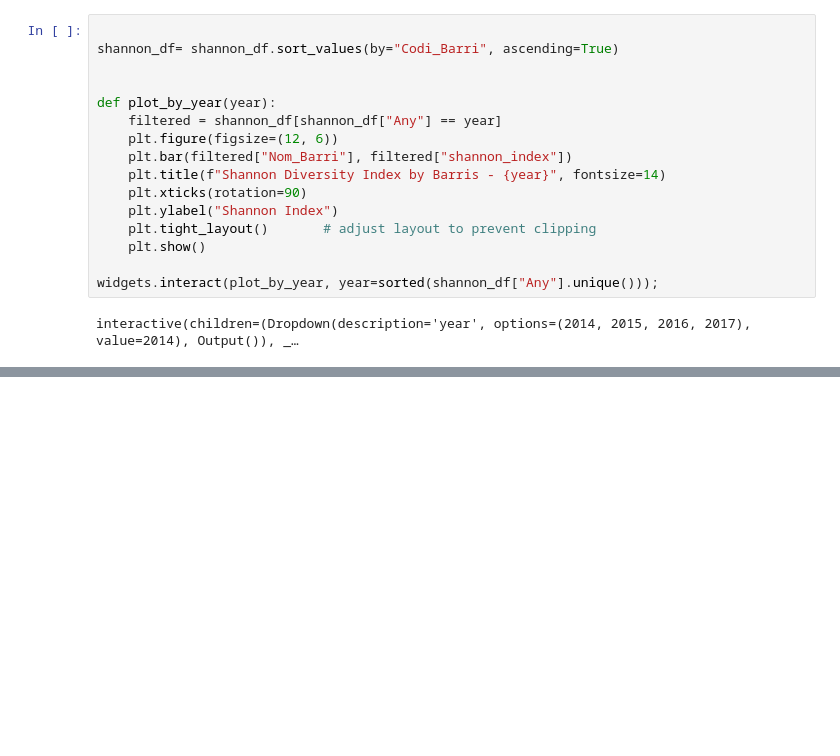
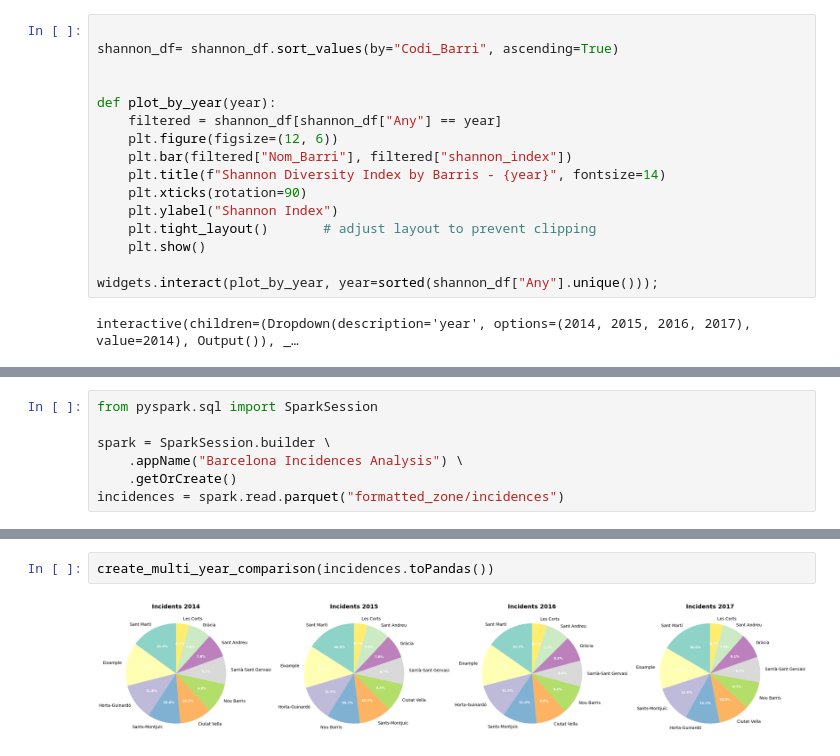
Before and after one commit to melisa002/spark-data-driven-architecture, a Jupyter notebook: Analysis.ipynb, the cells around one changed output, grey strips where cells are left out. Saved outputs shown, nothing was run; the diff lists cells and outputs as text; blank space fills up the shorter version.

Commit message:
the new plots

```diff
--- a/Analysis.ipynb
+++ b/Analysis.ipynb
@@ -255,0 +361,7 @@ interactive(children=(Dropdown(description='year', options=(2014, 2015, 2016, 20
+# %%
+from pyspark.sql import SparkSession
+
+spark = SparkSession.builder \
+    .appName("Barcelona Incidences Analysis") \
+    .getOrCreate()
+incidences = spark.read.parquet("formatted_zone/incidences")
@@ -256,3 +413,7 @@ interactive(children=(Dropdown(description='year', options=(2014, 2015, 2016, 20
+# %%
+create_multi_year_comparison(incidences.toPandas())
+# %% [output]
+[figure, added]
 # %%
 pip install jupyter-dash plotly
 # %% [output]
```
Also changed, not shown: parts of 7 cells of this notebook, 3 other files.
